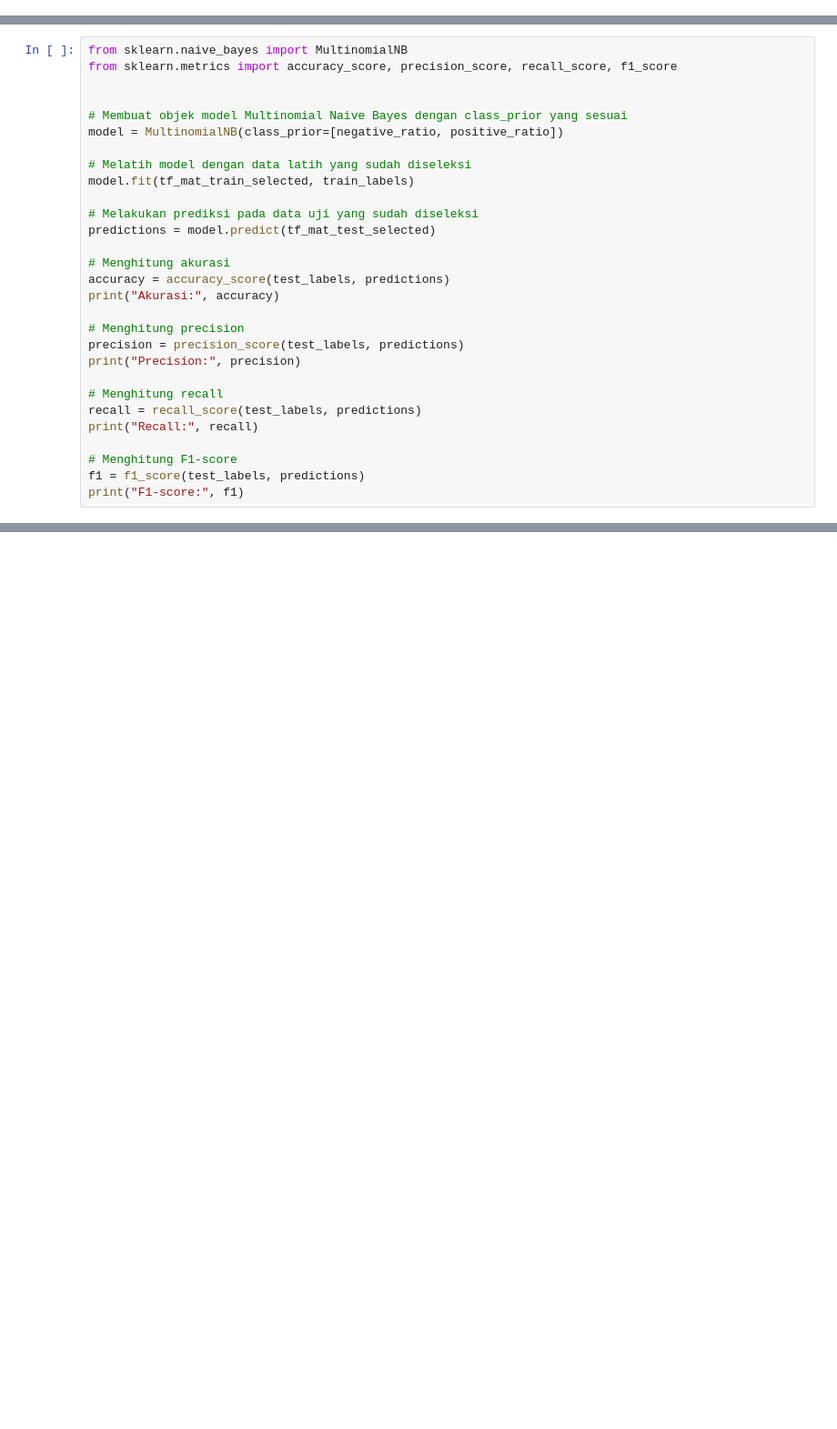
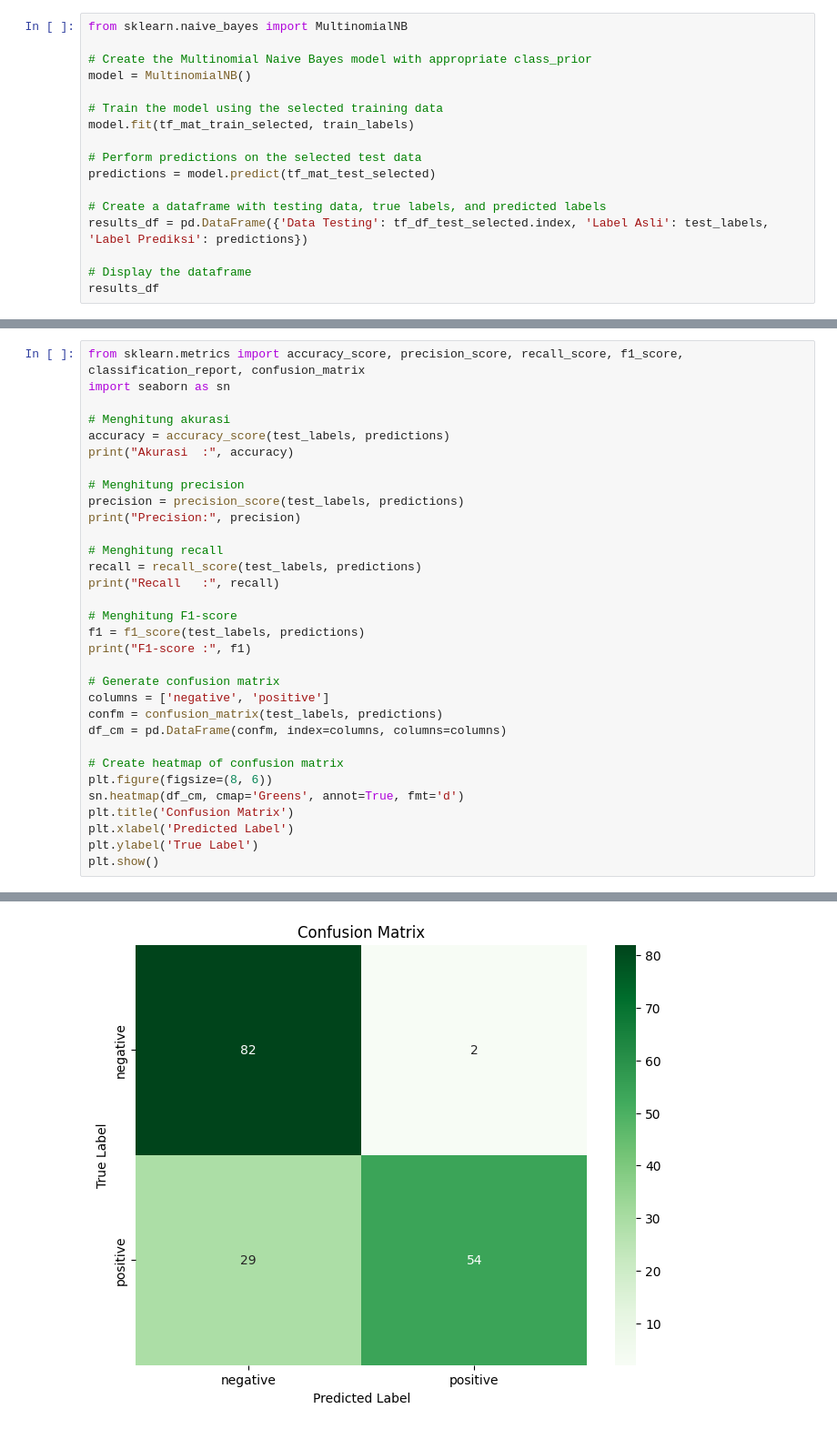
Before and after one commit to Edoalfredo/Final-Project-PPDM, a Jupyter notebook: MNB modelling use 20 percent.ipynb, the cells around one changed output, grey strips where cells are left out. Shown: that part at 91% size. Drawn from its saved outputs; the diff is of its cells as text; blank space fills up the shorter version.

```diff
--- a/MNB modelling use 20 percent.ipynb
+++ b/MNB modelling use 20 percent.ipynb
@@ -88,0 +196,17 @@ tf_mat_test_selected = selector.transform(normalized_TF_vector_test)
+# %%
+from sklearn.naive_bayes import MultinomialNB
+
+# Create the Multinomial Naive Bayes model with appropriate class_prior
+model = MultinomialNB()
+
+# Train the model using the selected training data
+model.fit(tf_mat_train_selected, train_labels)
+
+# Perform predictions on the selected test data
+predictions = model.predict(tf_mat_test_selected)
+
+# Create a dataframe with testing data, true labels, and predicted labels
+results_df = pd.DataFrame({'Data Testing': tf_df_test_selected.index, 'Label Asli': test_labels, 'Label Prediksi': predictions})
+
+# Display the dataframe
+results_df
@@ -89,20 +247,10 @@ tf_mat_test_selected = selector.transform(normalized_TF_vector_test)
 # %%
-from sklearn.naive_bayes import MultinomialNB
-from sklearn.metrics import accuracy_score, precision_score, recall_score, f1_score
-
-
-# Membuat objek model Multinomial Naive Bayes dengan class_prior yang sesuai
-model = MultinomialNB(class_prior=[negative_ratio, positive_ratio])
-
-# Melatih model dengan data latih yang sudah diseleksi
-model.fit(tf_mat_train_selected, train_labels)
-
-# Melakukan prediksi pada data uji yang sudah diseleksi
-predictions = model.predict(tf_mat_test_selected)
+from sklearn.metrics import accuracy_score, precision_score, recall_score, f1_score, classification_report, confusion_matrix
+import seaborn as sn
 
 # Menghitung akurasi
 accuracy = accuracy_score(test_labels, predictions)
-print("Akurasi:", accuracy)
+print("Akurasi  :", accuracy)
 
 # Menghitung precision
 precision = precision_score(test_labels, predictions)
@@ -110,9 +258,22 @@ print("Precision:", precision)
 
 # Menghitung recall
 recall = recall_score(test_labels, predictions)
-print("Recall:", recall)
+print("Recall   :", recall)
 
 # Menghitung F1-score
 f1 = f1_score(test_labels, predictions)
-print("F1-score:", f1)
+print("F1-score :", f1)
+
+# Generate confusion matrix
+columns = ['negative', 'positive']
+confm = confusion_matrix(test_labels, predictions)
+df_cm = pd.DataFrame(confm, index=columns, columns=columns)
+
+# Create heatmap of confusion matrix
+plt.figure(figsize=(8, 6))
+sn.heatmap(df_cm, cmap='Greens', annot=True, fmt='d')
+plt.title('Confusion Matrix')
+plt.xlabel('Predicted Label')
+plt.ylabel('True Label')
+plt.show()
 # %% [output]
@@ -122,0 +284 @@ F1-score: 0.7368421052631579
+[figure, added]
```
Also changed, not shown: parts of 25 cells of this notebook, 14 other files.
